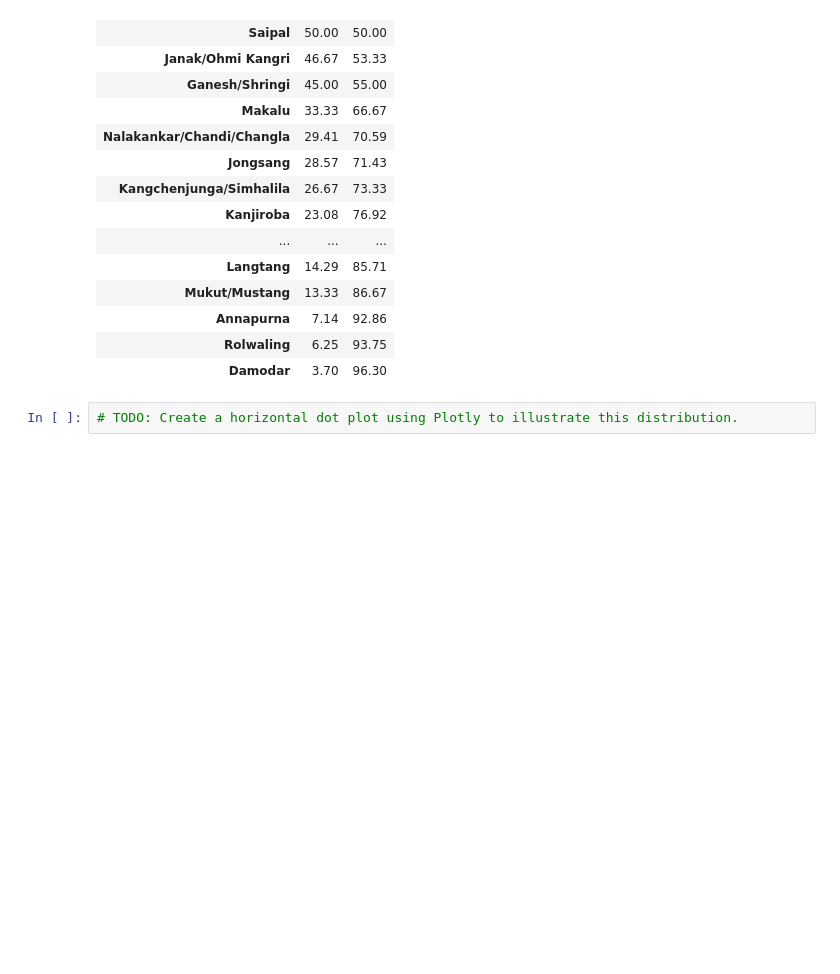
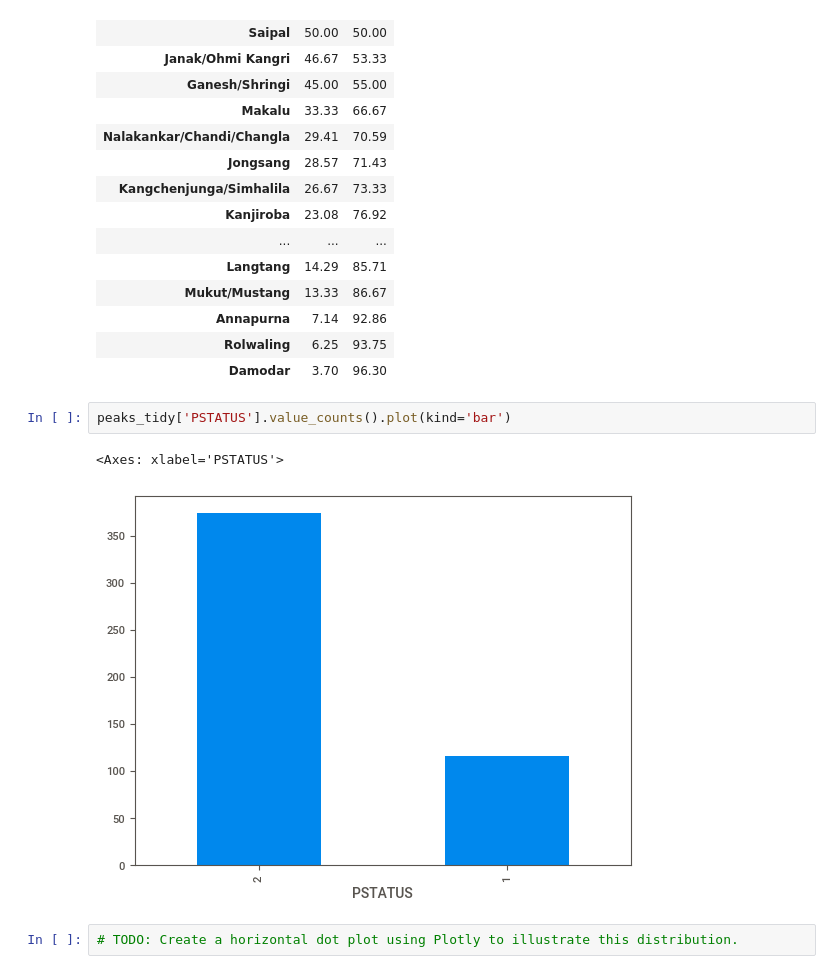
Before and after one commit to k10sj02/tidy-pydy-tuesday, a Jupyter notebook: 2025_01_21_himalayan_expeditions.ipynb, the cells around one changed output. Saved outputs shown, nothing was run; the diff lists cells and outputs as text; blank space fills up the shorter version.

```diff
--- a/2025_01_21_himalayan_expeditions.ipynb
+++ b/2025_01_21_himalayan_expeditions.ipynb
@@ -438,6 +438,11 @@ table
 | Annapurna | 7.14 | 92.86 |
 | Rolwaling | 6.25 | 93.75 |
 | Damodar | 3.70 | 96.30 |
+# %%
+peaks_tidy['PSTATUS'].value_counts().plot(kind='bar')
+# %% [output]
+<Axes: xlabel='PSTATUS'>
+[figure, added]
 # %%
 # TODO: Create a horizontal dot plot using Plotly to illustrate this distribution.
 # %%
```
Also changed, not shown: parts of 1 cell of this notebook.
